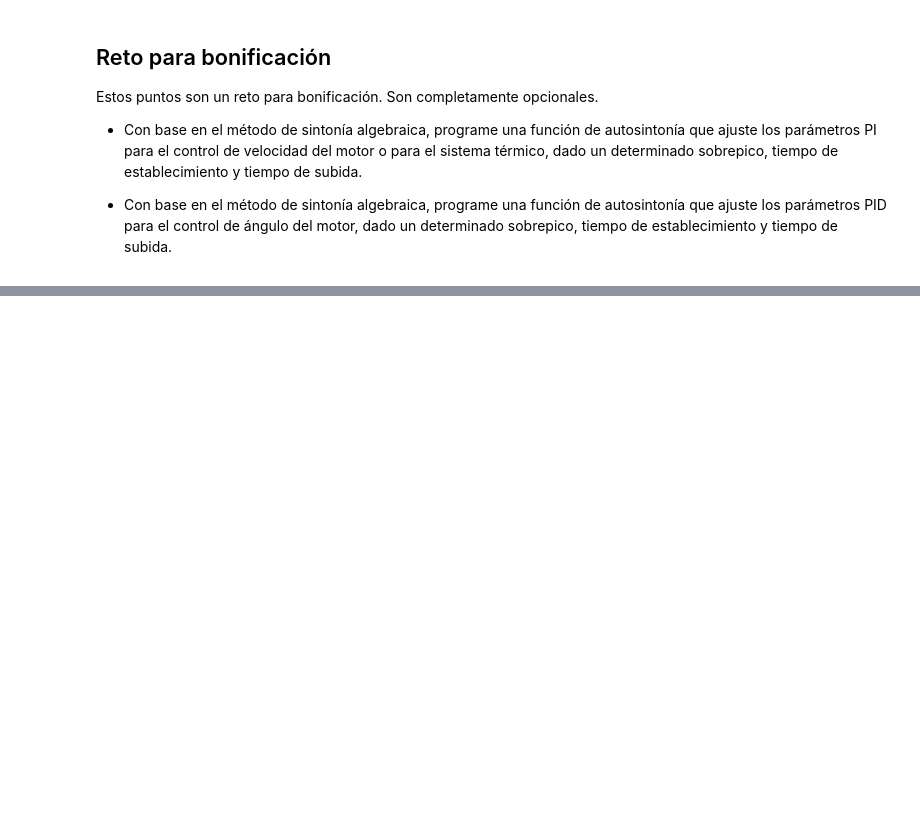
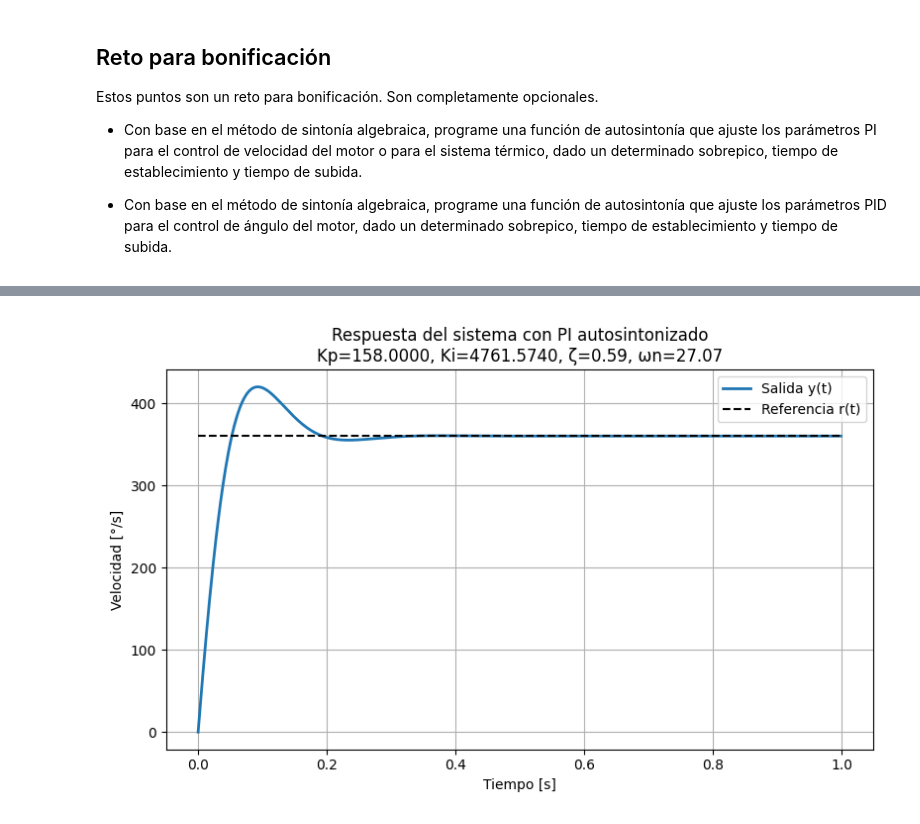
Before and after one commit to TresMilDeName22/UNThermal, a Jupyter notebook: code/python_code/notebooks_lab_2024_2/guia3-sintonia_algebraica_PI_PID.ipynb, the cells around one changed output, grey strips where cells are left out. Drawn from its saved outputs; the diff is of its cells as text; code cells hidden in the pictures; blank space fills up the shorter version.

```diff
--- a/code/python_code/notebooks_lab_2024_2/guia3-sintonia_algebraica_PI_PID.ipynb
+++ b/code/python_code/notebooks_lab_2024_2/guia3-sintonia_algebraica_PI_PID.ipynb
@@ -952,3 +952,102 @@ def run_speed_autotune_and_plot(motor, mi_motor,
 #                                              delay_handling="pade1",
 #                                              beta=0, r0=0.0, r1=360.0, t0=0.5, t1=2.0)
 # print(tune)
+# %%
+import numpy as np
+import matplotlib.pyplot as plt
+
+# ----------------- Funciones auxiliares -----------------
+def zeta_from_overshoot(Mp):
+    """Calcula el factor de amortiguamiento ζ a partir del sobrepico Mp (en fracción)."""
+    if Mp is None:
+        return 0.7
+    if Mp <= 0:
+        return 1.0
+    lnMp = np.log(Mp)
+    z = -lnMp / np.sqrt(np.pi**2 + lnMp**2)
+    return float(np.clip(z, 0.05, 1.2))
+
+def wn_from_specs(zeta, ts=None, tr=None):
+    """Calcula la frecuencia natural ωn a partir de ts o tr."""
+    wn_candidates = []
+    if ts and ts > 0:
+        wn_candidates.append(4.0 / (zeta * ts))  # criterio de tiempo de establecimiento (2%)
+    if tr and tr > 0:
+        wn_candidates.append(1.8 / tr)           # criterio de tiempo de subida (10-90%)
+    return max(wn_candidates) if wn_candidates else 1.0
+
+def autotune_pi_algebraic(alpha, tau, L=0, Mp=0.1, ts=None, tr=None, delay_mode="pade1"):
+    """Calcula las constantes PI usando el método algebraico."""
+    ζ = zeta_from_overshoot(Mp)
+    ωn = wn_from_specs(ζ, ts, tr)
+
+    if delay_mode == "none":
+        τe = tau
+    elif delay_mode == "fullL":
+        τe = tau + L
+    else:  # 'pade1' (por defecto)
+        τe = tau + 0.5 * L
+
+    Kp = (2 * τe * ζ * ωn - 1) / alpha
+    Ki = (τe * ωn**2) / alpha
+    if Kp <= 0:
+        Kp = max(1e-4, 0.1 / alpha)
+    return Kp, Ki, ζ, ωn, τe
+
+# ----------------- Simulación genérica (modelo 1er orden + PI) -----------------
+def simulate_closed_loop(alpha, tau, L, Kp, Ki, r0=0, r1=360, t_final=3.0, dt=0.001):
+    """Simula una planta de primer orden + PI con retardo L (aproximado con Pade(1))."""
+    t = np.arange(0, t_final, dt)
+    y = np.zeros_like(t)
+    u = np.zeros_like(t)
+    e_int = 0.0
+    r = np.ones_like(t) * r1
+
+    # Pade(1) del retardo: e^{-Ls} ≈ (1 - Ls/2)/(1 + Ls/2)
+    # integración por Euler explícito
+    for k in range(1, len(t)):
+        e = r[k] - y[k-1]
+        e_int += e * dt
+        u[k] = Kp * e + Ki * e_int
+
+        # planta: τ dy/dt + y = α u
+        dy = (alpha * u[k] - y[k-1]) / tau
+        y[k] = y[k-1] + dy * dt
+
+    return t, r, y, u
+
+# ----------------- PARÁMETROS DE TU PLANTA -----------------
+alpha = 0.020   # Ganancia estática identificada (velocidad)
+tau   = 0.120   # Constante de tiempo [s]
+L     = 0.020   # Tiempo muerto [s]
+
+# Especificaciones de diseño
+Mp_target = 0.10    # 10% de sobrepico
+ts_target = 0.25    # s (tiempo de establecimiento)
+tr_target = 0.10    # s (tiempo de subida)
+
+# ----------------- AUTOSINTONÍA ALGEBRAICA -----------------
+Kp, Ki, ζ, ωn, τe = autotune_pi_algebraic(alpha, tau, L, Mp=Mp_target, ts=ts_target, tr=tr_target)
+
+print(f"Resultados de autosintonía algebraica:")
+print(f"  Kp = {Kp:.5f}")
+print(f"  Ki = {Ki:.5f}")
+print(f"  ζ = {ζ:.3f}")
+print(f"  ωn = {ωn:.3f} rad/s")
+print(f"  τe = {τe:.3f} s")
+
+# ----------------- SIMULACIÓN Y GRÁFICA -----------------
+t, r, y, u = simulate_closed_loop(alpha, tau, L, Kp, Ki, r0=0, r1=360, t_final=1.0)
+
+plt.figure(figsize=(8, 5))
+plt.plot(t, y, lw=2, label="Salida y(t)")
+plt.plot(t, r, 'k--', lw=1.5, label="Referencia r(t)")
+plt.title(f"Respuesta del sistema con PI autosintonizado\n"
+          f"Kp={Kp:.4f}, Ki={Ki:.4f}, ζ={ζ:.2f}, ωn={ωn:.2f}")
+plt.xlabel("Tiempo [s]")
+plt.ylabel("Velocidad [°/s]")
+plt.grid(True)
+plt.legend()
+plt.tight_layout()
+plt.show()
+# %% [output]
@@ -954,0 +1060 @@ def run_speed_autotune_and_plot(motor, mi_motor,
+[figure, added]
```
Also changed, not shown: parts of 2 cells of this notebook.
